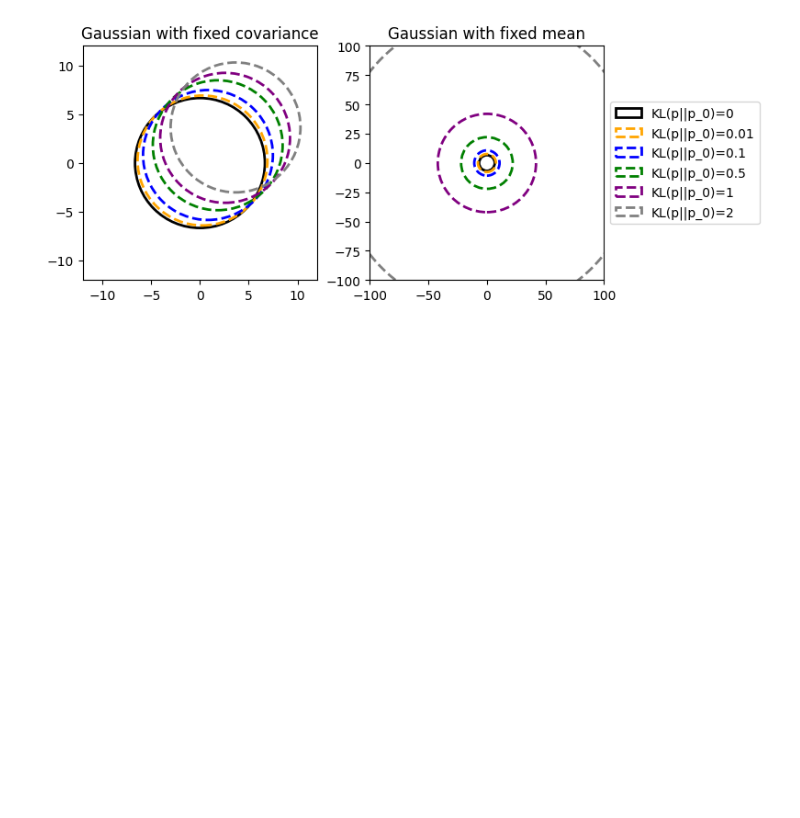
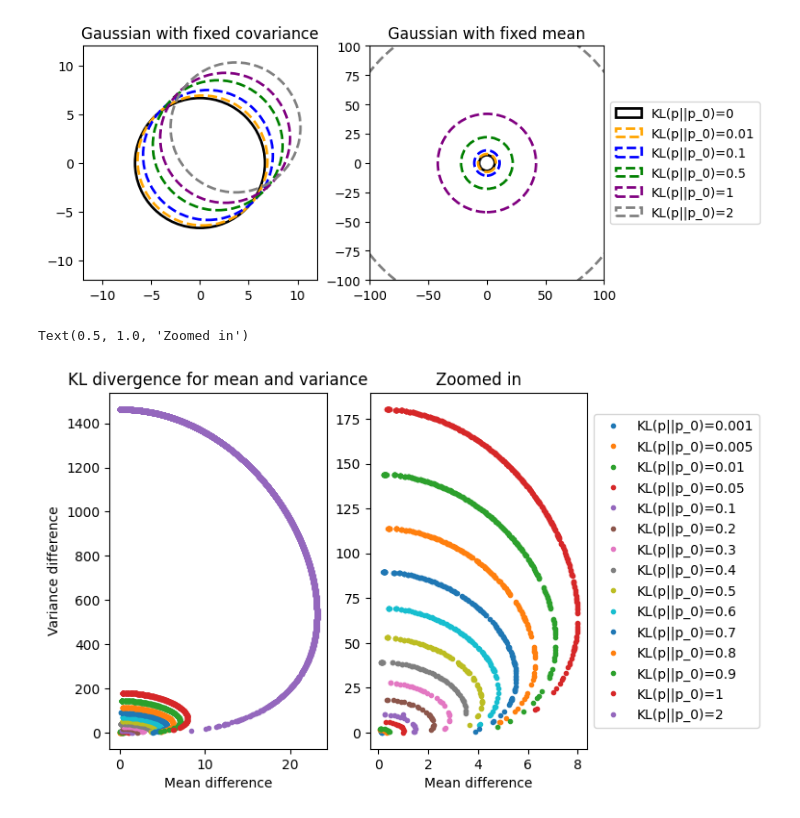
Before and after one commit to TheGoldenChicken/robust-rl, a Jupyter notebook: KullBackLeibler.ipynb, the cells around one changed output. Cells and saved outputs as stored; diff of their text form; code cells hidden in the pictures; blank space fills up the shorter version.

```diff
--- a/KullBackLeibler.ipynb
+++ b/KullBackLeibler.ipynb
@@ -360,34 +360,60 @@ Text(0.5, 1.0, 'Gaussian with fixed mean')
 
 import matplotlib.pyplot as plt
 import numpy as np
+
+fig, ax = plt.subplots(1,2)
+
+# set zero horizontal space between plots
+# plt.subplots_adjust(wspace=0)
+
+# ax[0].set_aspect('equal')
+# ax[1].set_aspect('equal')
 
 def kl_divergence(m1, m2, S1, S2):
     det_S1 = np.linalg.det(S1)
     det_S2 = np.linalg.det(S2)
     inv_S2 = np.linalg.inv(S2)
 
     return (1/2)*(np.log(det_S2/det_S1)+(m2-m1).T@inv_S2@(m2-m1)+np.trace(inv_S2@S1)-len(m1))
 
 m1 = np.array([0])
 S1 = np.array([[10]])
 
 # Grid of points X=[0:25], Y=[0:1500]
 X_fineness = 4000
 Y_fineness = 4000
 X = np.linspace(0, 25, X_fineness)
 Y = np.linspace(0, 1500, Y_fineness)
 
 deltas = [0.001,0.005,0.01,0.05,0.1,0.2,0.3,0.4,0.5,0.6,0.7,0.8,0.9,1,2]
 
 # Calculate the KL divergence for each point in the grid
 Z = np.zeros((X_fineness, Y_fineness))
 for x, mean in enumerate(X):
     for y, variance in enumerate(Y):
         m2 = m1 + mean
         S2 = S1 + variance
         Z[x,y] = kl_divergence(m1, m2, S1, S2)
 
 # For all delta values +- 0.0001, find and plot the corresponding KL divergence
 for d in deltas:
     x, y = np.where(np.abs(Z-d) < 0.0001)
-    plt.plot(X[x], Y[y], '.', label=f"KL(p||p_0)={d}")
+    ax[0].plot(X[x], Y[y], '.', label=f"KL(p||p_0)={d}")
+
+
+# For all delta values +- 0.0001, find and plot the corresponding KL divergence
+for d in deltas[:-1]:
+    x, y = np.where(np.abs(Z-d) < 0.0001)
+    ax[1].plot(X[x], Y[y], '.', label=f"KL(p||p_0)={d}")
+ax[1].plot(1, 10, '.', label=f"KL(p||p_0)=2")
+ax[1].legend(loc='center left', bbox_to_anchor=(1, 0.5))
+
+ax[0].set_xlabel("Mean difference")
+ax[1].set_xlabel("Mean difference")
+ax[0].set_ylabel("Variance difference")
+
+ax[0].set_title("KL divergence for mean and variance")
+ax[1].set_title("Zoomed in")
+# %% [output]
+Text(0.5, 1.0, 'Zoomed in')
+[figure, added]
```
Also changed, not shown: 1 other file.
